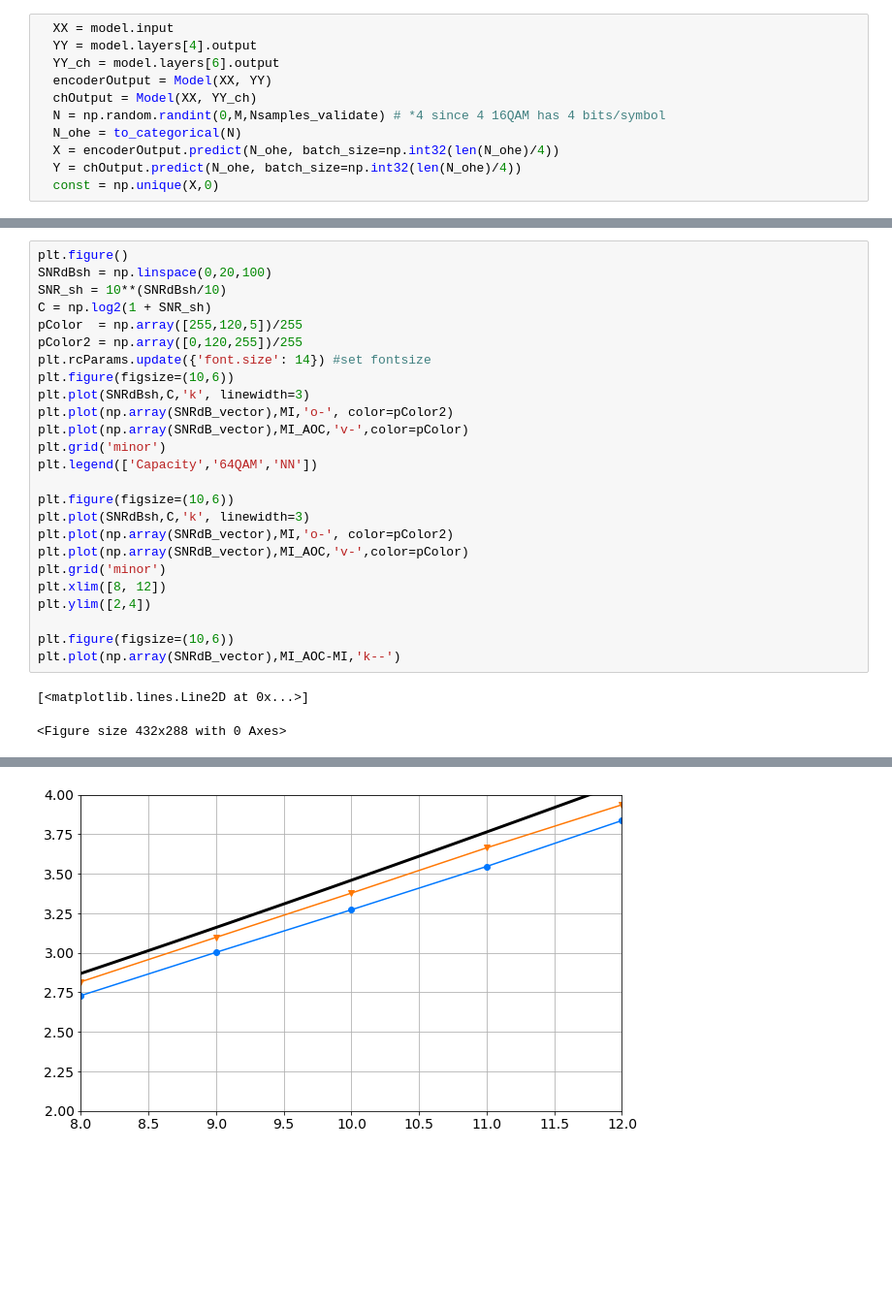
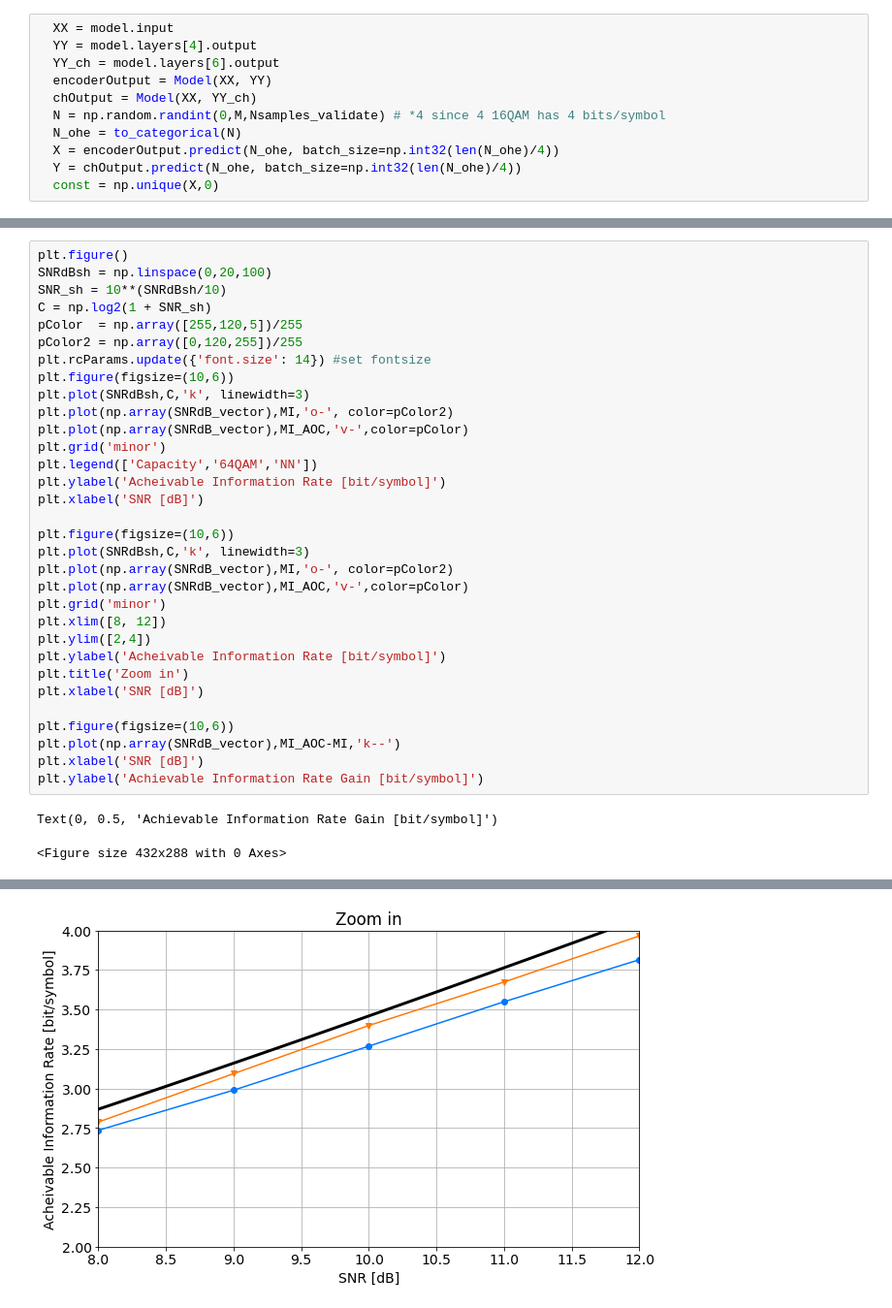
Before and after one commit to tiboas/End-to-end-Learning, a Jupyter notebook: End_to_end_Learning_AWGN_channel.ipynb, the cells around one changed output, grey strips where cells are left out. Shown at 97% size. Saved outputs shown, nothing was run; the diff lists cells and outputs as text; blank space fills up the shorter version.

```diff
--- a/End_to_end_Learning_AWGN_channel.ipynb
+++ b/End_to_end_Learning_AWGN_channel.ipynb
@@ -281,6 +284,8 @@ plt.plot(np.array(SNRdB_vector),MI,'o-', color=pColor2)
 plt.plot(np.array(SNRdB_vector),MI_AOC,'v-',color=pColor)
 plt.grid('minor')
 plt.legend(['Capacity','64QAM','NN'])
+plt.ylabel('Acheivable Information Rate [bit/symbol]')
+plt.xlabel('SNR [dB]')
 
 plt.figure(figsize=(10,6))
 plt.plot(SNRdBsh,C,'k', linewidth=3)
@@ -289,9 +294,14 @@ plt.plot(np.array(SNRdB_vector),MI_AOC,'v-',color=pColor)
 plt.grid('minor')
 plt.xlim([8, 12])
 plt.ylim([2,4])
+plt.ylabel('Acheivable Information Rate [bit/symbol]')
+plt.title('Zoom in')
+plt.xlabel('SNR [dB]')
 
 plt.figure(figsize=(10,6))
 plt.plot(np.array(SNRdB_vector),MI_AOC-MI,'k--')
+plt.xlabel('SNR [dB]')
+plt.ylabel('Achievable Information Rate Gain [bit/symbol]')
 # %% [output]
-[<matplotlib.lines.Line2D at 0x...>]
+Text(0, 0.5, 'Achievable Information Rate Gain [bit/symbol]')
 <Figure size 432x288 with 0 Axes>
@@ -299 +309 @@ plt.plot(np.array(SNRdB_vector),MI_AOC-MI,'k--')
-[figure, old version]
+[figure, new version]
```
Also changed, not shown: parts of 6 cells of this notebook.
